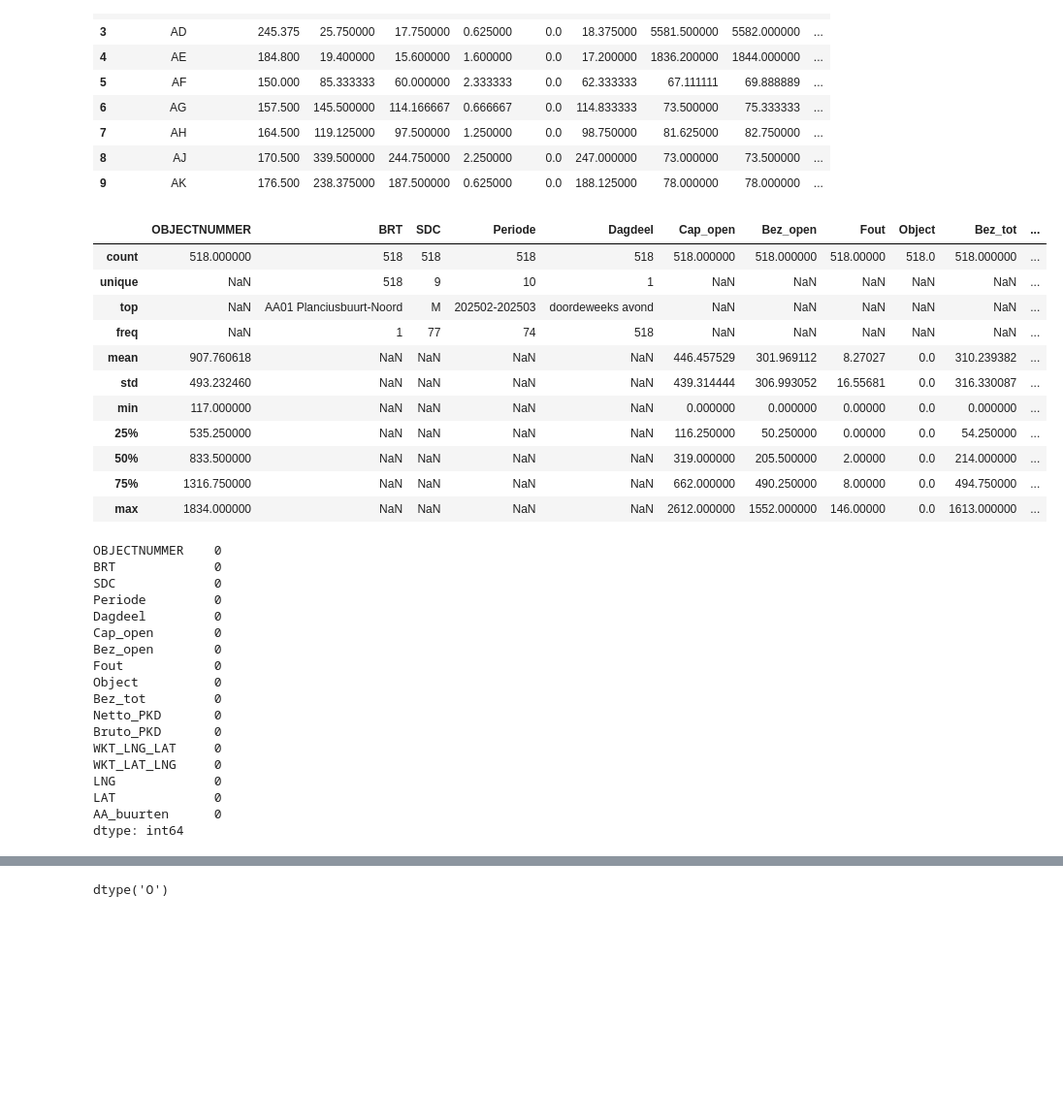
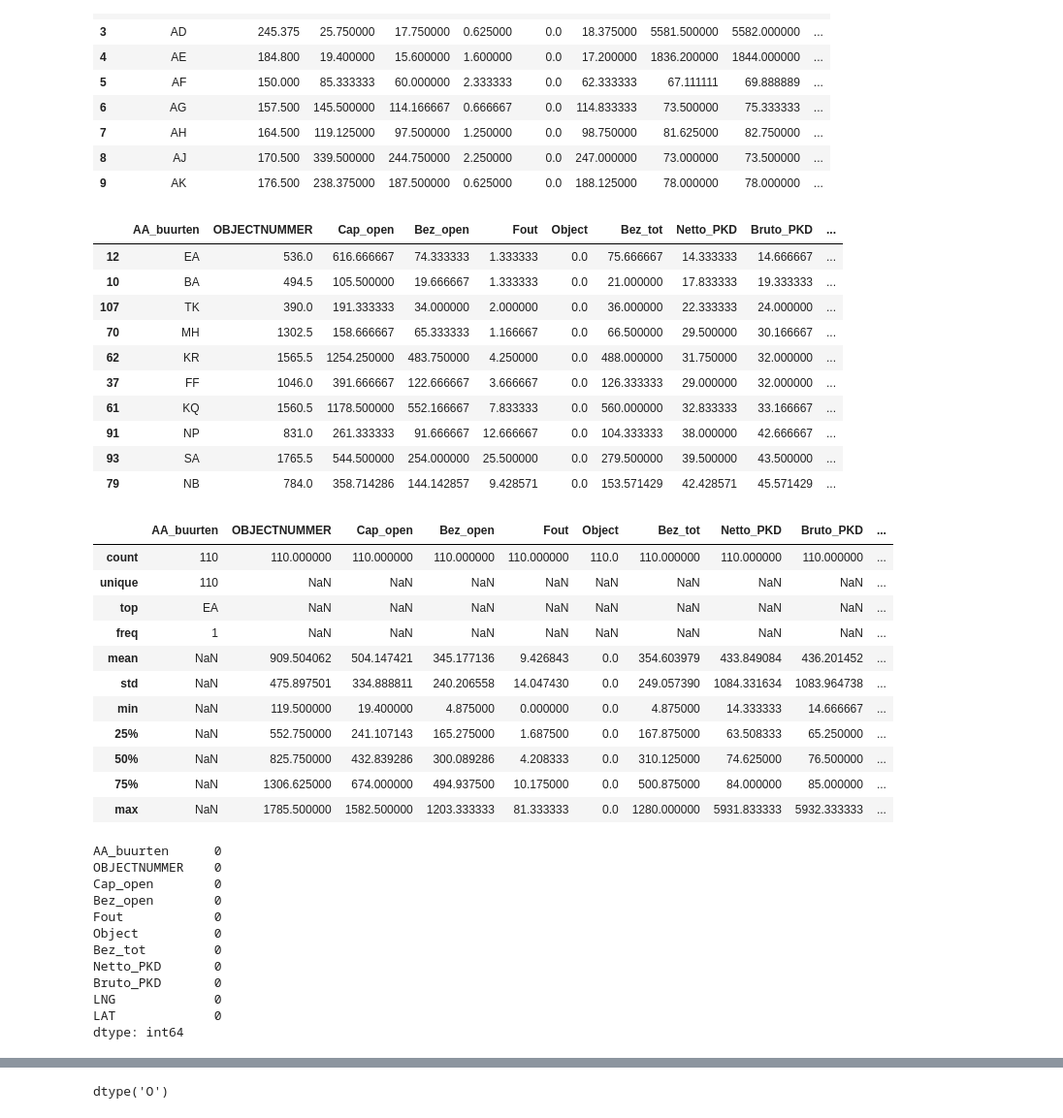
Before and after one commit to bram-villanueva/paper_project, a Jupyter notebook: test.ipynb, the cells around one changed output, grey strips where cells are left out. Shown at 97% size. Drawn from its saved outputs; the diff is of its cells as text; code cells hidden in the pictures; blank space fills up the shorter version.

```diff
--- a/test.ipynb
+++ b/test.ipynb
@@ -58,27 +58,39 @@ See the caveats in the documentation: https://pandas.pydata.org/pandas-docs/stab
 | 7 | AH | 164.500 | 119.125000 | 97.500000 | 1.250000 | 0.0 | 98.750000 | 81.625000 | 82.750000 | ... |
 | 8 | AJ | 170.500 | 339.500000 | 244.750000 | 2.250000 | 0.0 | 247.000000 | 73.000000 | 73.500000 | ... |
 | 9 | AK | 176.500 | 238.375000 | 187.500000 | 0.625000 | 0.0 | 188.125000 | 78.000000 | 78.000000 | ... |
+# %%
+df_avg = df_avg.sort_values(by=["Bruto_PKD", "Fout"], ascending=[True, False])
+df_avg.head(10)
+# %% [output]
+|  | AA_buurten | OBJECTNUMMER | Cap_open | Bez_open | Fout | Object | Bez_tot | Netto_PKD | Bruto_PKD | ... |
+| 12 | EA | 536.0 | 616.666667 | 74.333333 | 1.333333 | 0.0 | 75.666667 | 14.333333 | 14.666667 | ... |
+| 10 | BA | 494.5 | 105.500000 | 19.666667 | 1.333333 | 0.0 | 21.000000 | 17.833333 | 19.333333 | ... |
+| 107 | TK | 390.0 | 191.333333 | 34.000000 | 2.000000 | 0.0 | 36.000000 | 22.333333 | 24.000000 | ... |
+| 70 | MH | 1302.5 | 158.666667 | 65.333333 | 1.166667 | 0.0 | 66.500000 | 29.500000 | 30.166667 | ... |
+| 62 | KR | 1565.5 | 1254.250000 | 483.750000 | 4.250000 | 0.0 | 488.000000 | 31.750000 | 32.000000 | ... |
+| 37 | FF | 1046.0 | 391.666667 | 122.666667 | 3.666667 | 0.0 | 126.333333 | 29.000000 | 32.000000 | ... |
+| 61 | KQ | 1560.5 | 1178.500000 | 552.166667 | 7.833333 | 0.0 | 560.000000 | 32.833333 | 33.166667 | ... |
+| 91 | NP | 831.0 | 261.333333 | 91.666667 | 12.666667 | 0.0 | 104.333333 | 38.000000 | 42.666667 | ... |
+| 93 | SA | 1765.5 | 544.500000 | 254.000000 | 25.500000 | 0.0 | 279.500000 | 39.500000 | 43.500000 | ... |
+| 79 | NB | 784.0 | 358.714286 | 144.142857 | 9.428571 | 0.0 | 153.571429 | 42.428571 | 45.571429 | ... |
 # %%
-display(gpdf01_1.describe(include="all"))
-gpdf01_1.isna().sum()
+display(df_avg.describe(include="all"))
+df_avg.isna().sum()
 # %% [output]
-|  | OBJECTNUMMER | BRT | SDC | Periode | Dagdeel | Cap_open | Bez_open | Fout | Object | Bez_tot | ... |
-| count | 518.000000 | 518 | 518 | 518 | 518 | 518.000000 | 518.000000 | 518.00000 | 518.0 | 518.000000 | ... |
-| unique | NaN | 518 | 9 | 10 | 1 | NaN | NaN | NaN | NaN | NaN | ... |
-| top | NaN | AA01 Planciusbuurt-Noord | M | 202502-202503 | doordeweeks avond | NaN | NaN | NaN | NaN | NaN | ... |
-| freq | NaN | 1 | 77 | 74 | 518 | NaN | NaN | NaN | NaN | NaN | ... |
-| mean | 907.760618 | NaN | NaN | NaN | NaN | 446.457529 | 301.969112 | 8.27027 | 0.0 | 310.239382 | ... |
-| std | 493.232460 | NaN | NaN | NaN | NaN | 439.314444 | 306.993052 | 16.55681 | 0.0 | 316.330087 | ... |
-| min | 117.000000 | NaN | NaN | NaN | NaN | 0.000000 | 0.000000 | 0.00000 | 0.0 | 0.000000 | ... |
-| 25% | 535.250000 | NaN | NaN | NaN | NaN | 116.250000 | 50.250000 | 0.00000 | 0.0 | 54.250000 | ... |
-| 50% | 833.500000 | NaN | NaN | NaN | NaN | 319.000000 | 205.500000 | 2.00000 | 0.0 | 214.000000 | ... |
-| 75% | 1316.750000 | NaN | NaN | NaN | NaN | 662.000000 | 490.250000 | 8.00000 | 0.0 | 494.750000 | ... |
-| max | 1834.000000 | NaN | NaN | NaN | NaN | 2612.000000 | 1552.000000 | 146.00000 | 0.0 | 1613.000000 | ... |
+|  | AA_buurten | OBJECTNUMMER | Cap_open | Bez_open | Fout | Object | Bez_tot | Netto_PKD | Bruto_PKD | ... |
+| count | 110 | 110.000000 | 110.000000 | 110.000000 | 110.000000 | 110.0 | 110.000000 | 110.000000 | 110.000000 | ... |
+| unique | 110 | NaN | NaN | NaN | NaN | NaN | NaN | NaN | NaN | ... |
+| top | EA | NaN | NaN | NaN | NaN | NaN | NaN | NaN | NaN | ... |
+| freq | 1 | NaN | NaN | NaN | NaN | NaN | NaN | NaN | NaN | ... |
+| mean | NaN | 909.504062 | 504.147421 | 345.177136 | 9.426843 | 0.0 | 354.603979 | 433.849084 | 436.201452 | ... |
+| std | NaN | 475.897501 | 334.888811 | 240.206558 | 14.047430 | 0.0 | 249.057390 | 1084.331634 | 1083.964738 | ... |
+| min | NaN | 119.500000 | 19.400000 | 4.875000 | 0.000000 | 0.0 | 4.875000 | 14.333333 | 14.666667 | ... |
+| 25% | NaN | 552.750000 | 241.107143 | 165.275000 | 1.687500 | 0.0 | 167.875000 | 63.508333 | 65.250000 | ... |
+| 50% | NaN | 825.750000 | 432.839286 | 300.089286 | 4.208333 | 0.0 | 310.125000 | 74.625000 | 76.500000 | ... |
+| 75% | NaN | 1306.625000 | 674.000000 | 494.937500 | 10.175000 | 0.0 | 500.875000 | 84.000000 | 85.000000 | ... |
+| max | NaN | 1785.500000 | 1582.500000 | 1203.333333 | 81.333333 | 0.0 | 1280.000000 | 5931.833333 | 5932.333333 | ... |
+AA_buurten      0
 OBJECTNUMMER    0
-BRT             0
-SDC             0
-Periode         0
-Dagdeel         0
 Cap_open        0
 Bez_open        0
 Fout            0
@@ -86,11 +98,8 @@ Object          0
 Bez_tot         0
 Netto_PKD       0
 Bruto_PKD       0
-WKT_LNG_LAT     0
-WKT_LAT_LNG     0
 LNG             0
 LAT             0
-AA_buurten      0
 dtype: int64
 # %%
 plt.figure()
```
Also changed, not shown: parts of 1 cell of this notebook.
